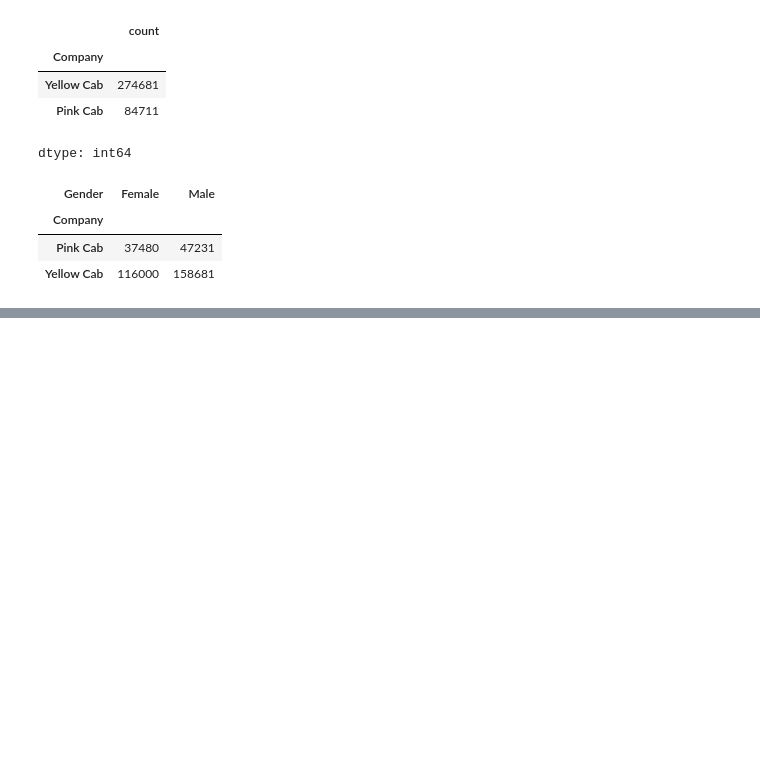
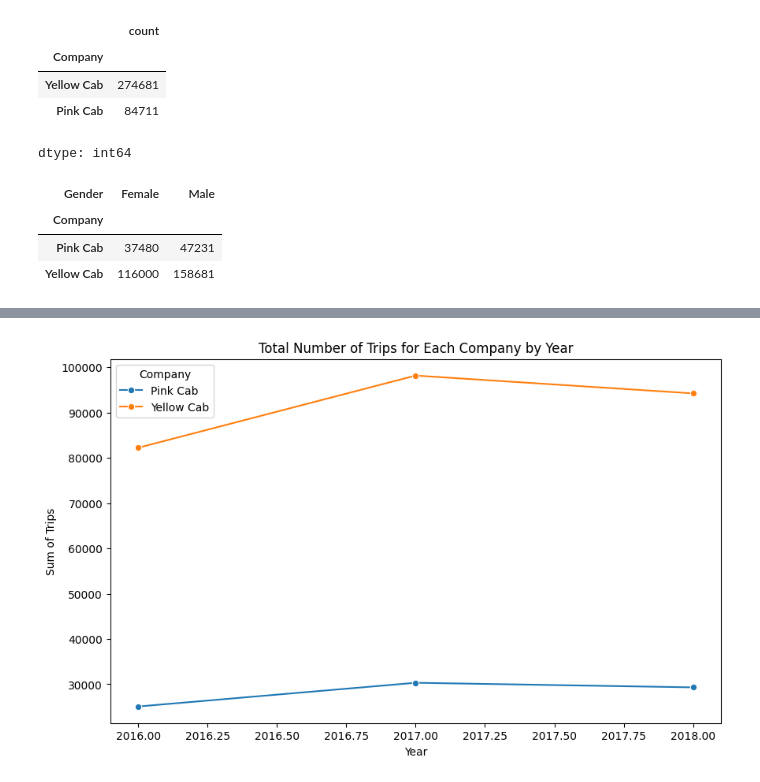
Before and after one commit to zehraozturkk/Cab_Industry, a Jupyter notebook: Processing.ipynb, the cells around one changed output, grey strips where cells are left out. Drawn from its saved outputs; the diff is of its cells as text; code cells hidden in the pictures; blank space fills up the shorter version.

```diff
--- a/Processing.ipynb
+++ b/Processing.ipynb
@@ -326,0 +458,14 @@ merged_df3.groupby(['Company', 'Gender']).size().unstack(fill_value=0)
+# %%
+import matplotlib.pyplot as plt
+import seaborn as sns
+
+yearly_trips = df.groupby(['Year', 'Company'])['Transaction ID'].count().reset_index()
+
+plt.figure(figsize=(10, 6))
+sns.lineplot(x='Year', y='Transaction ID', hue='Company', data=yearly_trips, marker='o')
+plt.title('Total Number of Trips for Each Company by Year')
+plt.xlabel('Year')
+plt.ylabel('Sum of Trips')
+plt.show()
+# %% [output]
+[figure, added]
```
Also changed, not shown: parts of 33 cells of this notebook, 2 other files.
